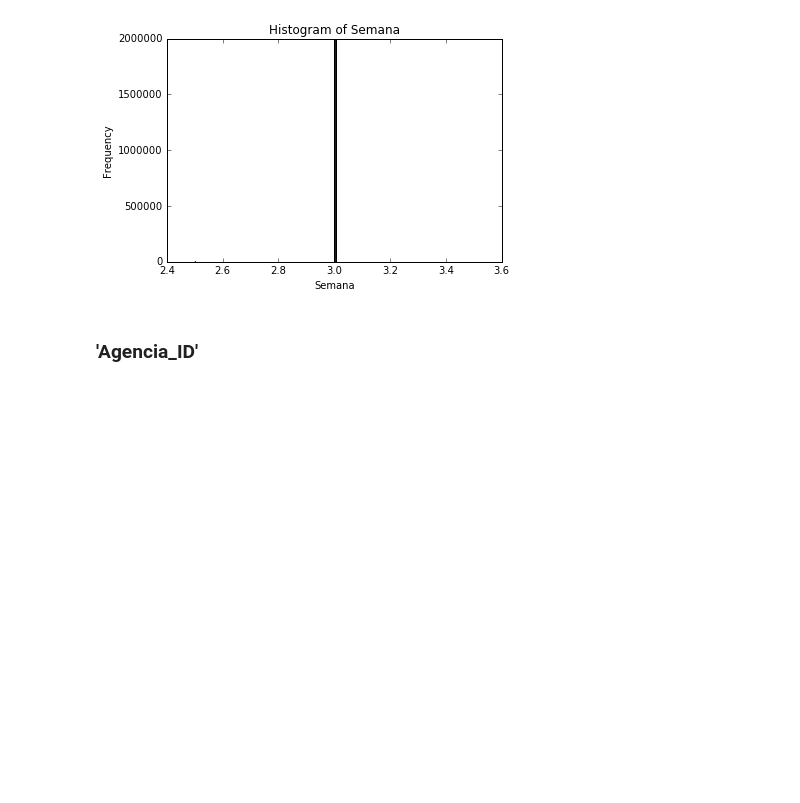
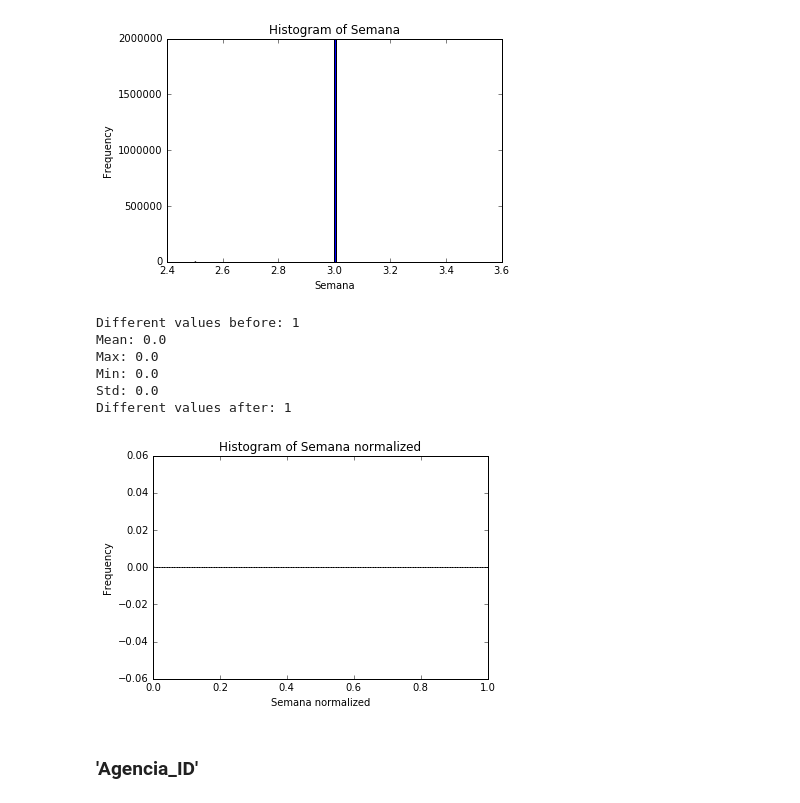
Before and after one commit to SetaSouto/BimboInvDemand, a Jupyter notebook: GrupoBimbo.ipynb, the cells around one changed output. Cells and saved outputs as stored; diff of their text form; code cells hidden in the pictures; blank space fills up the shorter version.

```diff
--- a/GrupoBimbo.ipynb
+++ b/GrupoBimbo.ipynb
@@ -157,6 +159,17 @@ semana = dataset['Semana']
 toHist(semana, 10, 'Histogram of Semana', 'Semana')
 # %% [output]
 [figure]
+# %%
+npsemana = standardize(semana)
+toHist(npsemana, npsemana.max(), 'Histogram of Semana normalized', 'Semana normalized')
+# %% [output]
+Different values before: 1
+Mean: 0.0
+Max: 0.0
+Min: 0.0
+Std: 0.0
+Different values after: 1
+[figure, added]
 # %% [markdown]
 ### 'Agencia_ID'
 # %%
```
Also changed, not shown: parts of 3 cells of this notebook.
